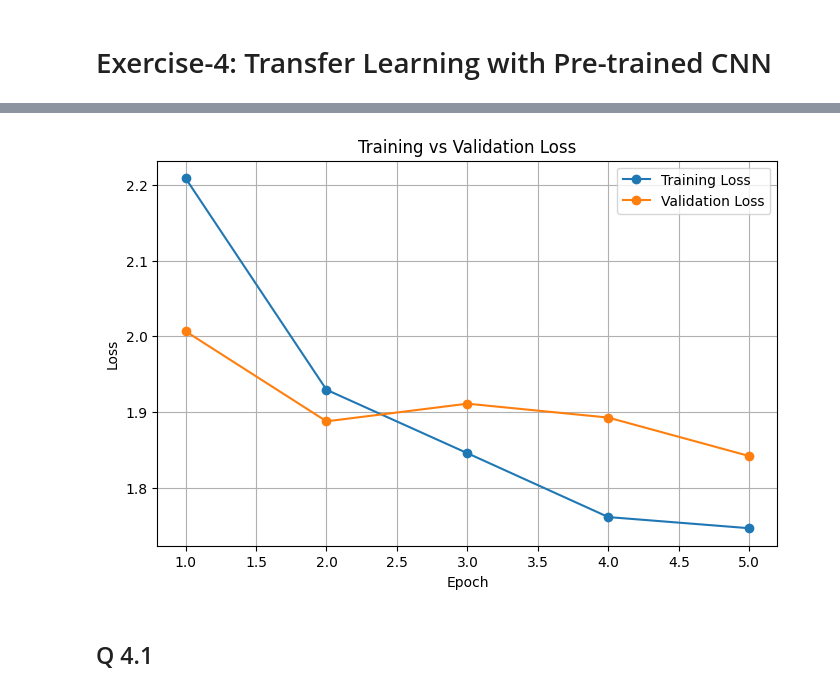
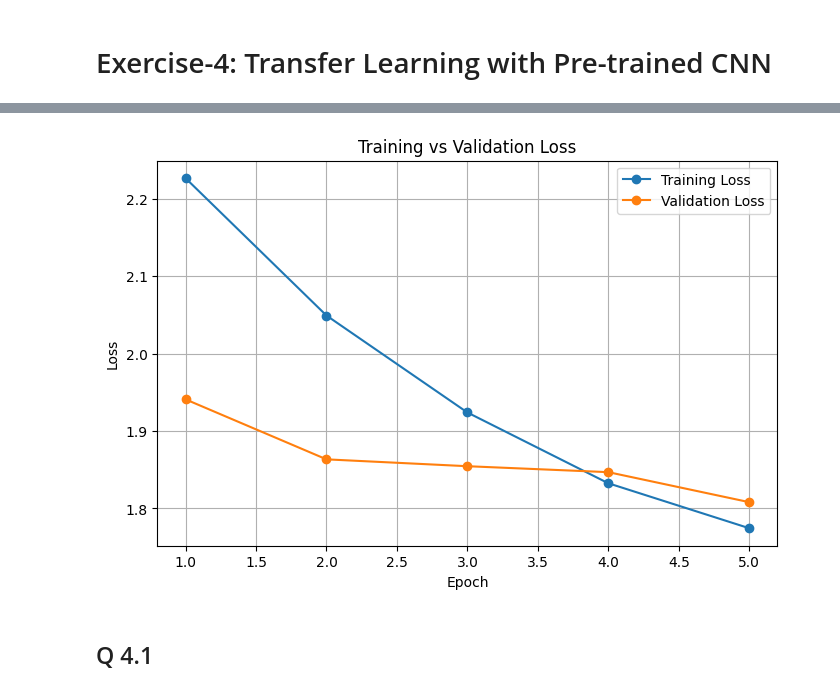
Before and after one commit to lcmolteberg/Machineoblig3, a Jupyter notebook: Assignment3.ipynb, the cells around one changed output, grey strips where cells are left out. Saved outputs shown, nothing was run; the diff lists cells and outputs as text; code cells hidden in the pictures.

```diff
--- a/Assignment3.ipynb
+++ b/Assignment3.ipynb
@@ -537,31 +553,37 @@ MC-Dropout (T=20): 89.00%
 # %%
 # Dataset
 
+# CIFAR mean and std values
 cifar_mean = (0.4914, 0.4822, 0.4465)
 cifar_std  = (0.2470, 0.2435, 0.2616)
 
-
+# Transformationpipeline for CIFAR10
 tfm = transforms.Compose([
     transforms.ToTensor(),
     transforms.Normalize(mean=cifar_mean, std=cifar_std)
 ])
 
+# Downloads correct dataset
 train_set = datasets.CIFAR10("./data", train=True, transform=tfm, download=True)
 test_set = datasets.CIFAR10("./data", train=False, transform=tfm, download=True)
 
+# Correct split
 n_train = 2000
-n_test = 500
+val_size = 400
+train_size = n_train - val_size
 
 labels = np.array(train_set.targets[:n_train])
 
-splitter = StratifiedShuffleSplit(n_splits=1, test_size = 0.2, random_state=seed)
+# Stratified to keep classes balanced
+splitter = StratifiedShuffleSplit(n_splits=1, test_size = val_size, random_state=seed)
 train_idx, val_idx = next(splitter.split(np.zeros(len(labels)), labels))
 
+# Creates subset
 train_subset = Subset(train_set, train_idx)
 val_subset = Subset(train_set, val_idx)
-test_subset = Subset(test_set, np.arange(n_test))
+test_subset = Subset(test_set, np.arange(500))
 
-
+# Sets up batches
 batch_size = 32
 train_loader = DataLoader(train_subset, batch_size, shuffle=True)
 val_loader = DataLoader(val_subset, batch_size, shuffle=False)
@@ -594,49 +617,47 @@ Downloading: "https://download.pytorch.org/models/mobilenet_v2-7ebf99e0.pth" to
 optimizer = optim.Adam(model.classifier.parameters(), lr=0.001)
 loss_fn = nn.CrossEntropyLoss()
 
+# --- Trainer & Evaluators ---
+# Ignite engine handling one step per batch
+trainer = create_supervised_trainer(model, optimizer, loss_fn, device=device)
 
-def evaluate_acc_and_loss(model, loader, loss_fn, device):
-    model.eval()
-    total, n = 0.0, 0
-    for x, y in loader:
-        x, y = x.to(device), y.to(device)
-        logits = model(x)
-        total += loss_fn(logits, y).item() * x.size(0)
-        n += x.size(0)
-    return total / n
+# Valuate Ignite Engine for infernece
+evaluator  = create_supervised_evaluator(
+    model,
+    metrics={"accuracy": Accuracy(), "loss": Loss(loss_fn)},
+    device=device
+)
 
-def train_model(model, train_loader, val_loader, loss_fn, optimizer, device, num_epochs=5):
-    train_losses, val_losses = [], []
 
-    for epoch in range(1, num_epochs+1):
-        model.train()
-        running = 0.0
+# Track training loss
+RunningAverage(output_transform=lambda out: out).attach(trainer, "train_loss_batch")
 
-        for x, y in train_loader:
-            x, y = x.to(device), y.to(device)
-            optimizer.zero_grad()
-            logits = model(x)
-            loss = loss_fn(logits, y)
-            loss.backward()
-            optimizer.step()
-            running += loss.item() * x.size(0)
+# For loss plotting
+train_losses, val_losses = [], []
 
-        train_loss = running / len(train_loader.dataset)
-        train_losses.append(train_loss)
-        val_loss = evaluate_acc_and_loss(model, val_loader, loss_fn, device)
-        val_losses.append(val_loss)
-        print(f"Epoch {epoch:02d} | train {train_loss:.4f} | val {val_loss:.4f}")
 
-    plt.figure(figsize=(8,5))
-    epochs = range(1, len(train_losses)+1)
-    plt.plot(epochs, train_losses, marker='o', label='Training Loss')
-    plt.plot(epochs, val_losses,   marker='o', label='Validation Loss')
-    plt.xlabel('Epoch'); plt.ylabel('Loss'); plt.title('Training vs Validation Loss')
-    plt.grid(True); plt.legend(); plt.show()
+@trainer.on(Events.EPOCH_COMPLETED)
+def log_and_validate(engine):
+    # Batch average
+    train_loss = engine.state.metrics["train_loss_batch"]
+    # Validating set
+    evaluator.run(val_loader)
+    m = evaluator.state.metrics
+    val_loss = m["loss"]
+    train_losses.append(float(train_loss))
+    val_losses.append(float(val_loss))
+    print(f"Epoch {engine.state.epoch:02d} | train {train_loss:.4f} | val {val_loss:.4f}")
 
-    return model, train_losses, val_losses
 
-trained_model, train_losses, val_losses = train_model(
-    model, train_loader, val_loader, loss_fn, optimizer, device, num_epochs=5
-)
+# Training
+max_epochs = 5
+trainer.run(train_loader, max_epochs=max_epochs)
+
+# --- Plot ---
+plt.figure(figsize=(8,5))
+ep = range(1, len(train_losses)+1)
+plt.plot(ep, train_losses, marker='o', label='Training Loss')
+plt.plot(ep, val_losses,   marker='o', label='Validation Loss')
+plt.xlabel('Epoch'); plt.ylabel('Loss'); plt.title('Training vs Validation Loss')
+plt.grid(True); plt.legend(); plt.show()
 # %% [output]
@@ -648,3 +669,3 @@ Epoch 05 | train 1.7463 | val 1.8417
-[figure, old version]
+[figure, new version]
 # %% [markdown]
 ## Q 4.1
```
Also changed, not shown: parts of 16 cells of this notebook.
